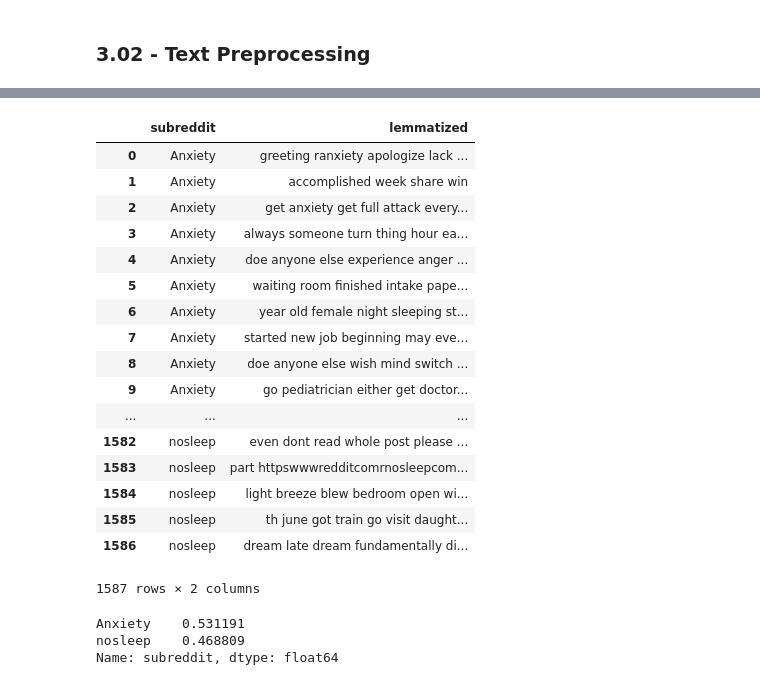
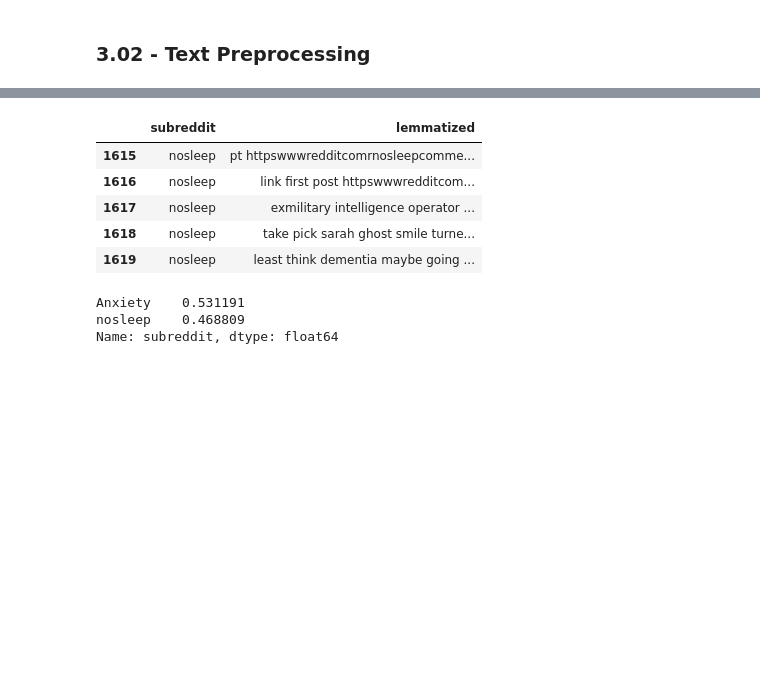
Before and after one commit to michaelxiaoyk/Reddit-Classification-with-NLP-, a Jupyter notebook: code/project_3.ipynb, the cells around one changed output, grey strips where cells are left out. Drawn from its saved outputs; the diff is of its cells as text; code cells hidden in the pictures; blank space fills up the shorter version.

```diff
--- a/code/project_3.ipynb
+++ b/code/project_3.ipynb
@@ -396,26 +397,14 @@ cleaned_data
 # %%
 cleaned_data['lemmatized'] = cleaned_data['lemmatized'].apply(lambda x: ' '.join(x))
 # %%
-cleaned_data
+cleaned_data.tail()
 # %% [output]
 |  | subreddit | lemmatized |
-| 0 | Anxiety | greeting ranxiety apologize lack ... |
-| 1 | Anxiety | accomplished week share win |
-| 2 | Anxiety | get anxiety get full attack every... |
-| 3 | Anxiety | always someone turn thing hour ea... |
-| 4 | Anxiety | doe anyone else experience anger ... |
-| 5 | Anxiety | waiting room finished intake pape... |
-| 6 | Anxiety | year old female night sleeping st... |
-| 7 | Anxiety | started new job beginning may eve... |
-| 8 | Anxiety | doe anyone else wish mind switch ... |
-| 9 | Anxiety | go pediatrician either get doctor... |
-| ... | ... | ... |
-| 1582 | nosleep | even dont read whole post please ... |
-| 1583 | nosleep | part httpswwwredditcomrnosleepcom... |
-| 1584 | nosleep | light breeze blew bedroom open wi... |
-| 1585 | nosleep | th june got train go visit daught... |
-| 1586 | nosleep | dream late dream fundamentally di... |
+| 1615 | nosleep | pt httpswwwredditcomrnosleepcomme... |
+| 1616 | nosleep | link first post httpswwwredditcom... |
+| 1617 | nosleep | exmilitary intelligence operator ... |
+| 1618 | nosleep | take pick sarah ghost smile turne... |
+| 1619 | nosleep | least think dementia maybe going ... |
-1587 rows × 2 columns
 # %%
 cleaned_data.fillna(' ', inplace=True)
 # %%
```
Also changed, not shown: parts of 30 cells of this notebook, 9 other files.
